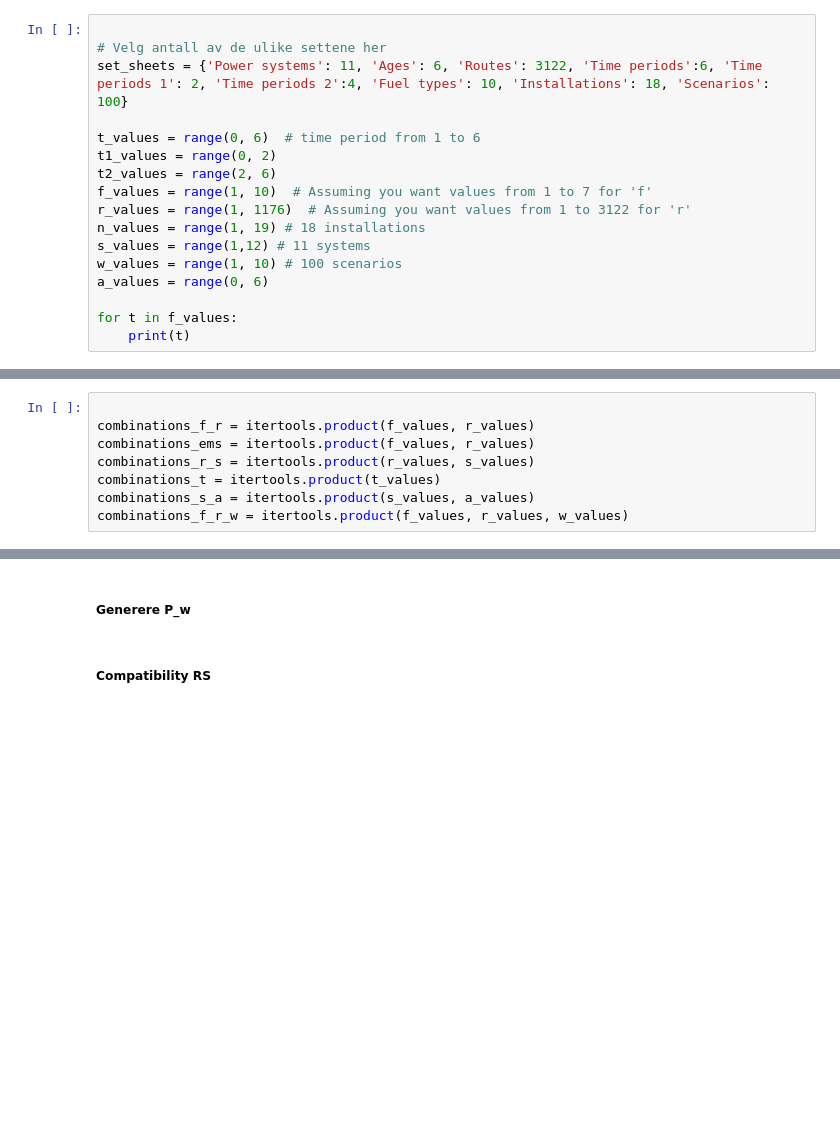
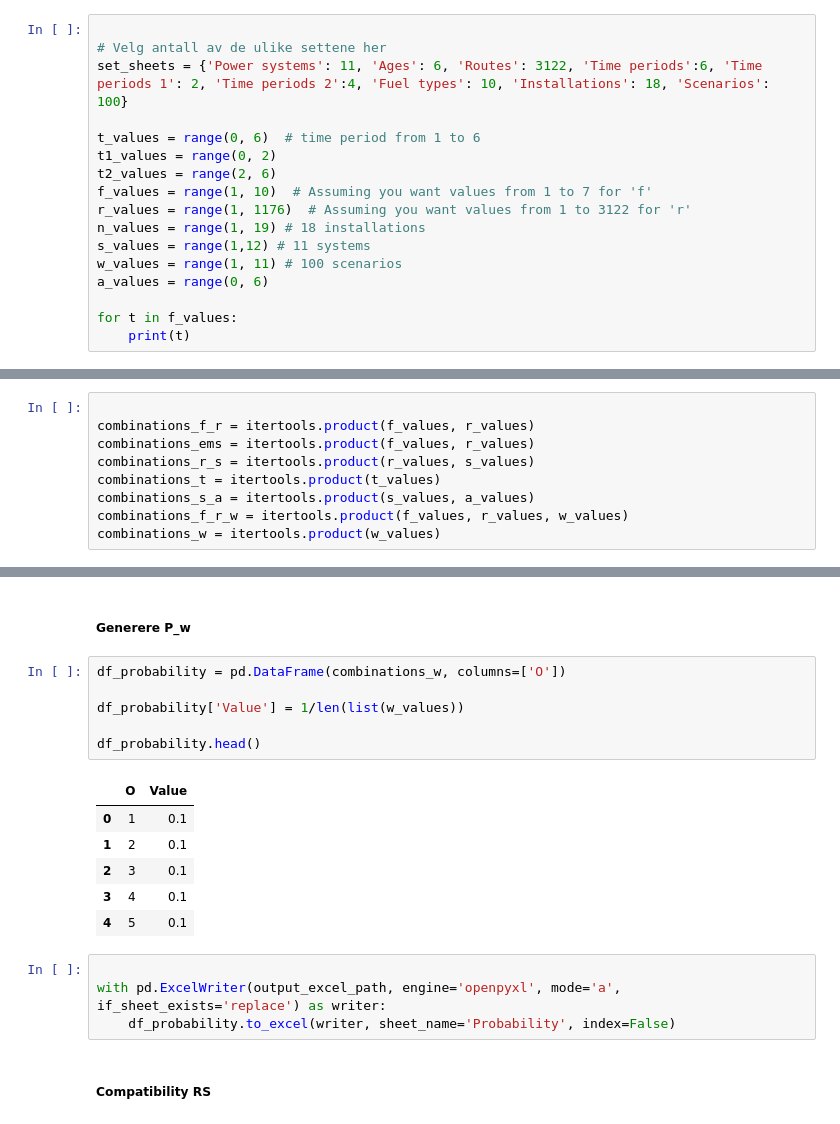
Before and after one commit to camillalie/masteroppgave, a Jupyter notebook: data_generation/generate_params_riktig.ipynb, the cells around one changed output, grey strips where cells are left out. Cells and saved outputs as stored; diff of their text form; blank space fills up the shorter version.

```diff
--- a/data_generation/generate_params_riktig.ipynb
+++ b/data_generation/generate_params_riktig.ipynb
@@ -18,7 +18,7 @@ f_values = range(1, 10)  # Assuming you want values from 1 to 7 for 'f'
 r_values = range(1, 1176)  # Assuming you want values from 1 to 3122 for 'r'
 n_values = range(1, 19) # 18 installations
 s_values = range(1,12) # 11 systems
-w_values = range(1, 10) # 100 scenarios
+w_values = range(1, 11) # 100 scenarios
 a_values = range(0, 6)
 
 for t in f_values:
@@ -68,6 +68,7 @@ combinations_r_s = itertools.product(r_values, s_values)
 combinations_t = itertools.product(t_values)
 combinations_s_a = itertools.product(s_values, a_values)
 combinations_f_r_w = itertools.product(f_values, r_values, w_values)
+combinations_w = itertools.product(w_values)
 # %% [markdown]
 #### Inputdata
 # %%
@@ -129,5 +130,22 @@ output_excel_path = 'Parameterdata-sheets.xlsx'
 # %% [markdown]
 ##### Generere P_w
+# %%
+df_probability = pd.DataFrame(combinations_w, columns=['O'])
+
+df_probability['Value'] = 1/len(list(w_values))
+
+df_probability.head()
+# %% [output]
+|  | O | Value |
+| 0 | 1 | 0.1 |
+| 1 | 2 | 0.1 |
+| 2 | 3 | 0.1 |
+| 3 | 4 | 0.1 |
+| 4 | 5 | 0.1 |
+# %%
+
+with pd.ExcelWriter(output_excel_path, engine='openpyxl', mode='a', if_sheet_exists='replace') as writer:
+    df_probability.to_excel(writer, sheet_name='Probability', index=False)
 # %% [markdown]
 ##### Compatibility RS
 # %%
```
Also changed, not shown: parts of 11 cells of this notebook, 6 other files.
